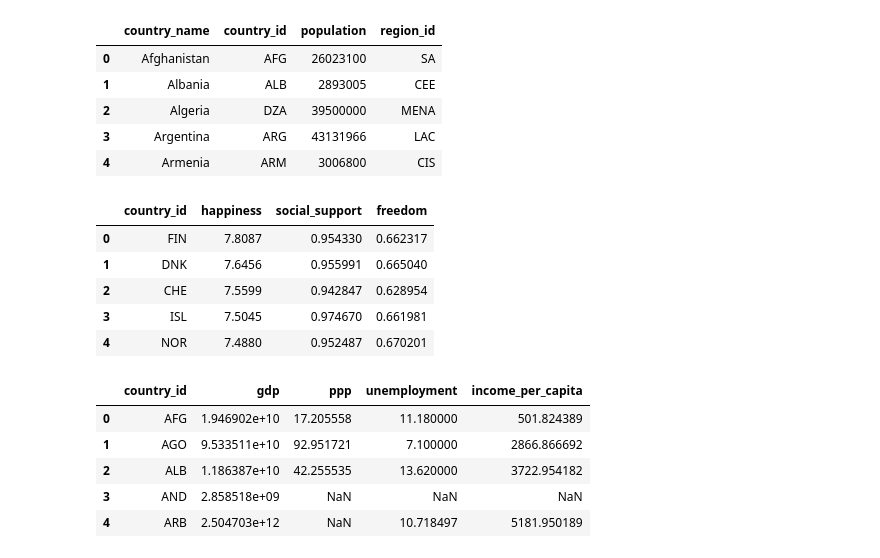
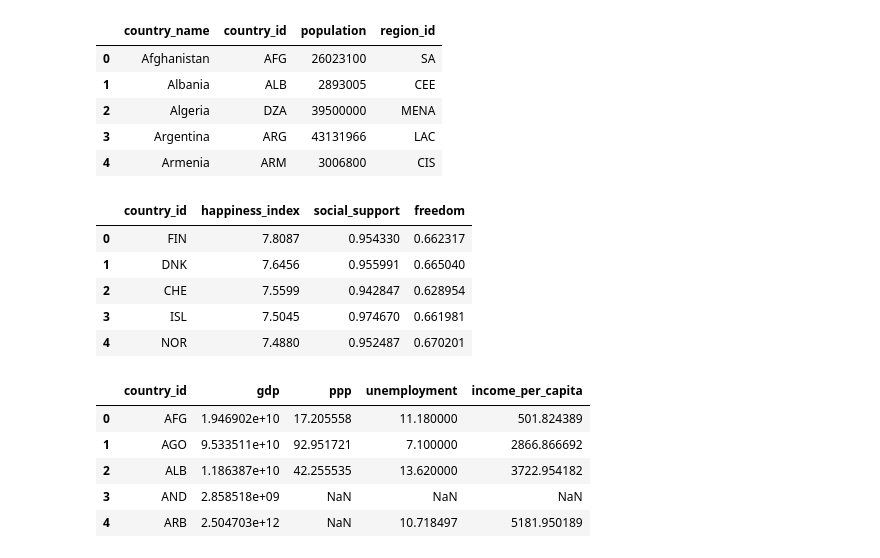
Before and after one commit to verocastillo/happiness-database, a Jupyter notebook: jupyter/main_notebook.ipynb, the cells around one changed output. Drawn from its saved outputs; the diff is of its cells as text; code cells hidden in the pictures.

```diff
--- a/jupyter/main_notebook.ipynb
+++ b/jupyter/main_notebook.ipynb
@@ -110,14 +110,14 @@ countries_df.head()
 # %%
 # Generate happiness table
 happiness_df = xhappiness_df[['Country code', 'Ladder score', 'Social support', 'Explained by: Freedom to make life choices']]
 happiness_df = happiness_df.rename(columns={'Country code' : 'country_id',
-                                            'Ladder score' : 'happiness',
+                                            'Ladder score' : 'happiness_index',
                                              'Social support': 'social_support',
                                              'Explained by: Freedom to make life choices':'freedom'
                                             })
 happiness_df.head()
 # %% [output]
-|  | country_id | happiness | social_support | freedom |
+|  | country_id | happiness_index | social_support | freedom |
 | 0 | FIN | 7.8087 | 0.954330 | 0.662317 |
 | 1 | DNK | 7.6456 | 0.955991 | 0.665040 |
 | 2 | CHE | 7.5599 | 0.942847 | 0.628954 |
```
Also changed, not shown: parts of 8 cells of this notebook, 1 other file.
